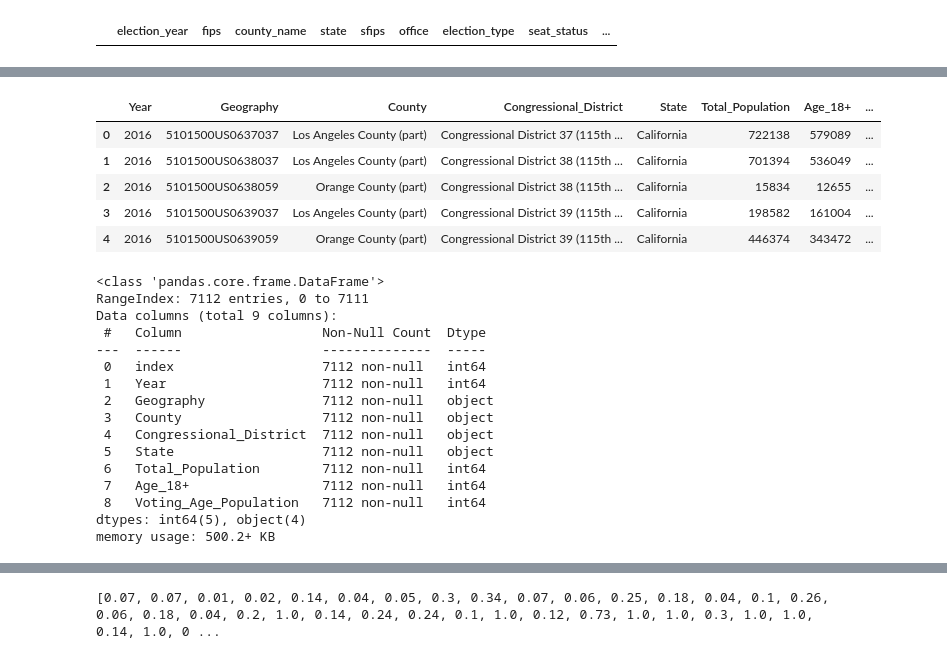
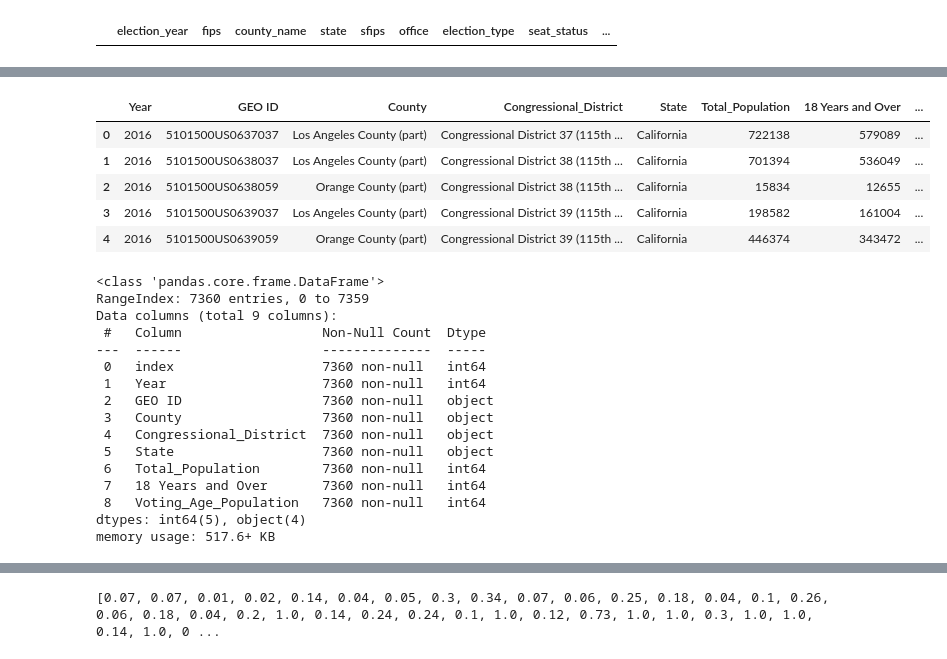
Before and after one commit to SamSims/Pro3_Group4, a Jupyter notebook: DataCleaning.ipynb, the cells around one changed output, grey strips where cells are left out. Saved outputs shown, nothing was run; the diff lists cells and outputs as text; code cells hidden in the pictures.

```diff
--- a/DataCleaning.ipynb
+++ b/DataCleaning.ipynb
@@ -195,3 +194,3 @@ memory usage: 501.2+ KB
 # %%
-countycondist = countycondist.drop(columns="18 years and over2")
-countycondist.head()
+#countycondist = countycondist.drop(columns="18 years and over2")
+#countycondist.head()
@@ -205,11 +197,11 @@ countycondist.head()
 # %%
 countycondist= countycondist.rename(columns={"Congressional District":"Congressional_District",
                                              "Total Population":"Total_Population",
                                              "18 years and over":"Age_18+",
-                                             "VOTING AGE POPULATION - Citizen, 18 and over population":"Voting_Age_Population"})
+                                             "CITIZEN, VOTING AGE POPULATION - Citizen, 18 and over population":"Voting_Age_Population"})
 countycondist.head()
 # %% [output]
-|  | Year | Geography | County | Congressional_District | State | Total_Population | Age_18+ | ... |
+|  | Year | GEO ID | County | Congressional_District | State | Total_Population | 18 Years and Over | ... |
 | 0 | 2016 | 5101500US0637037 | Los Angeles County (part) | Congressional District 37 (115th ... | California | 722138 | 579089 | ... |
 | 1 | 2016 | 5101500US0638037 | Los Angeles County (part) | Congressional District 38 (115th ... | California | 701394 | 536049 | ... |
 | 2 | 2016 | 5101500US0638059 | Orange County (part) | Congressional District 38 (115th ... | California | 15834 | 12655 | ... |
@@ -223,21 +215,21 @@ countycondistcopy1 = countycondistcopy1.reset_index()
 countycondistcopy1.info()
 # %% [output]
 <class 'pandas.core.frame.DataFrame'>
-RangeIndex: 7112 entries, 0 to 7111
+RangeIndex: 7360 entries, 0 to 7359
 Data columns (total 9 columns):
  #   Column                  Non-Null Count  Dtype
 ---  ------                  --------------  -----
- 0   index                   7112 non-null   int64
- 1   Year                    7112 non-null   int64
- 2   Geography               7112 non-null   object
- 3   County                  7112 non-null   object
- 4   Congressional_District  7112 non-null   object
- 5   State                   7112 non-null   object
- 6   Total_Population        7112 non-null   int64
- 7   Age_18+                 7112 non-null   int64
- 8   Voting_Age_Population   7112 non-null   int64
+ 0   index                   7360 non-null   int64
+ 1   Year                    7360 non-null   int64
+ 2   GEO ID                  7360 non-null   object
+ 3   County                  7360 non-null   object
+ 4   Congressional_District  7360 non-null   object
+ 5   State                   7360 non-null   object
+ 6   Total_Population        7360 non-null   int64
+ 7   18 Years and Over       7360 non-null   int64
+ 8   Voting_Age_Population   7360 non-null   int64
 dtypes: int64(5), object(4)
-memory usage: 500.2+ KB
+memory usage: 517.6+ KB
 # %%
 countycondistcopy1["County"] = countycondistcopy1["County"].str.split(" \\(",expand=True)[0]
 countycondistcopy1
```
Also changed, not shown: parts of 13 cells of this notebook, 8 other files.
